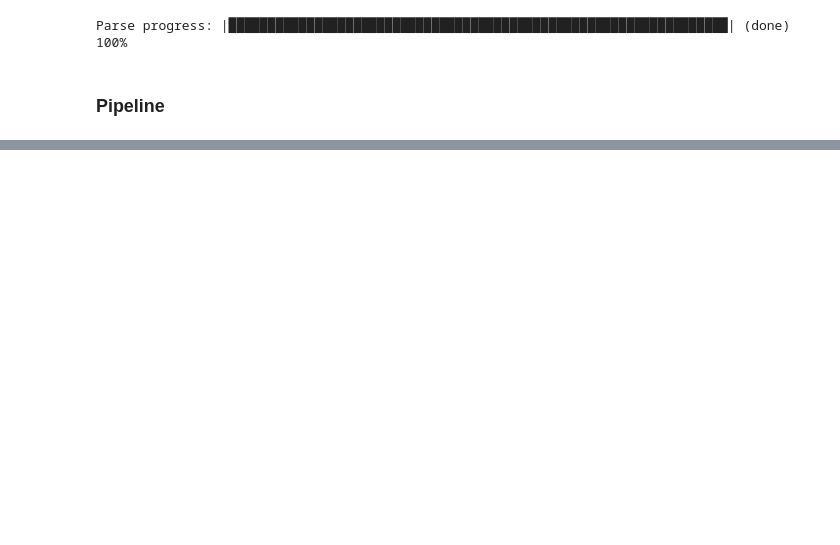
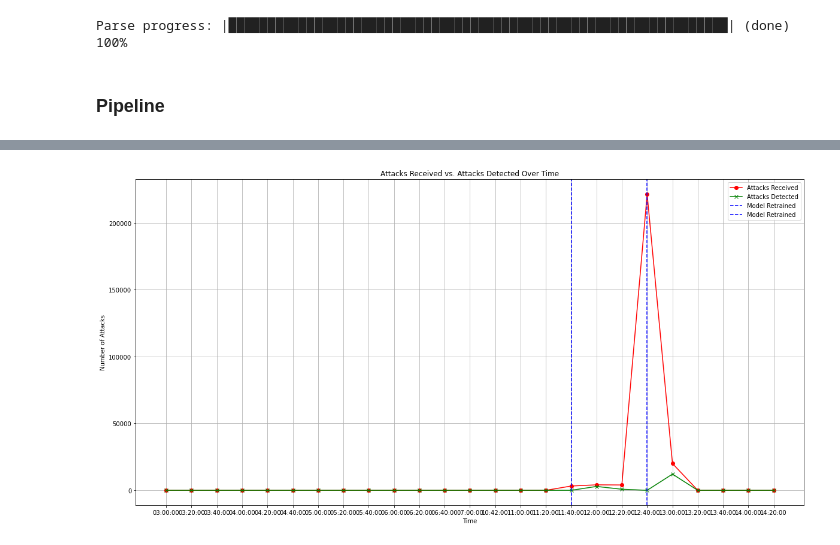
Before and after one commit to mserrano025/IDS-Framework, a Jupyter notebook: h2o_notebook.ipynb, the cells around one changed output, grey strips where cells are left out. Cells and saved outputs as stored; diff of their text form; code cells hidden in the pictures; blank space fills up the shorter version.

Commit message:
pipeline and plotting

```diff
--- a/h2o_notebook.ipynb
+++ b/h2o_notebook.ipynb
@@ -76,7 +69,7 @@ Parse progress: |█████████████████████
 # %%
 # Lista de predictores y respuesta
 predictors = [
-    "Destination Port",
+    #"Destination Port",
     "Protocol","Flow Duration", "Total Fwd Packets",
     "Total Backward Packets", "Total Length of Fwd Packets",
     "Total Length of Bwd Packets", "Fwd Packet Length Max",
@@ -111,10 +104,11 @@ def train_automl(train, valid=None, max_runtime_secs=60):
     aml.train(x=predictors, y=response, training_frame=train, validation_frame=valid)
     return aml
 # %%
+#TODO: retrainment has to be smooth
 def train_binary(train, valid=None, max_runtime_secs=60, checkpoint_model=None):
     if checkpoint_model is None:
-        aml = H2OAutoML(max_runtime_secs=max_runtime_secs, seed=1234, verbosity="info", nfolds=0, keep_cross_validation_predictions=False,
-                            include_algos=['DeepLearning', 'DRF'])
+        aml = H2OAutoML(max_runtime_secs=max_runtime_secs, seed=1234, verbosity="info", nfolds=0, keep_cross_validation_predictions=False
+                    )
         aml.train(x=predictors, y=response_binary, training_frame=train, validation_frame=valid)
         new_model = aml.leader
     else:
@@ -401 +438,38 @@ drf prediction progress: |
+# %%
+import matplotlib.pyplot as plt
+import numpy as np
+
+# Convertir a numpy arrays las listas involucradas
+timestamps = np.array(metrics_df['timestamp'].tolist())
+
+#TODO: esto está mal, vamos a calcularlo a partir de la matriz de confusión
+attacks_received = np.array(metrics_df['true_negatives'] + metrics_df['false_negatives'])
+attacks_detected = np.array(metrics_df['true_negatives'])
+
+retrain_timestamps = np.array(metrics_df[metrics_df['retrained'] == True]['timestamp'].tolist())
+
+# Crear el plot
+plt.figure(figsize=(20, 10))
+
+# Plot de ataques recibidos y detectados
+plt.plot(timestamps, attacks_received, label='Attacks Received', color='red', marker='o')
+plt.plot(timestamps, attacks_detected, label='Attacks Detected', color='green', marker='x')
+
+# Añadir marcas donde se reentrenó el modelo
+for retrain_time in retrain_timestamps:
+    plt.axvline(x=retrain_time, color='blue', linestyle='--', label='Model Retrained')
+
+plt.xlabel('Time')
+plt.ylabel('Number of Attacks')
+plt.title('Attacks Received vs. Attacks Detected Over Time')
+plt.legend()
+plt.grid(True)
+
+# Guardar el plot como imagen
+plt.savefig('attacks_detection_plot.png')
+
+# Mostrar el plot
+plt.show()
+# %% [output]
+[figure, added]
 # %%
```
Also changed, not shown: parts of 8 cells of this notebook.
